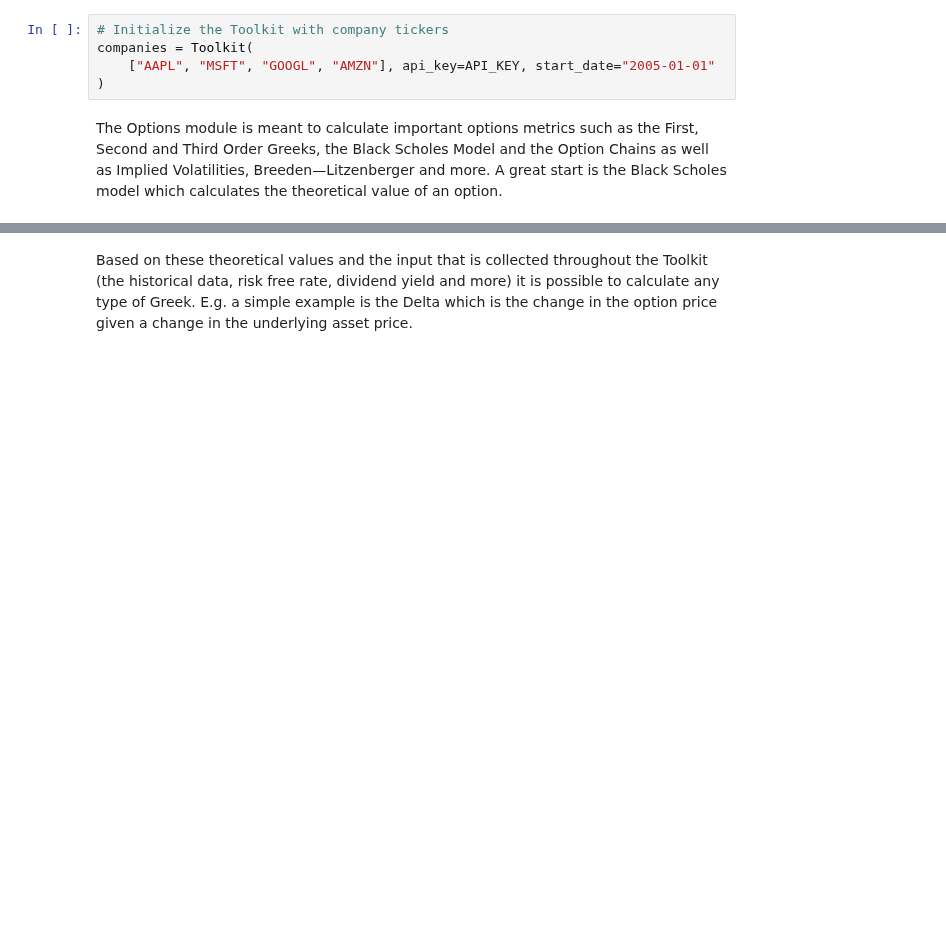
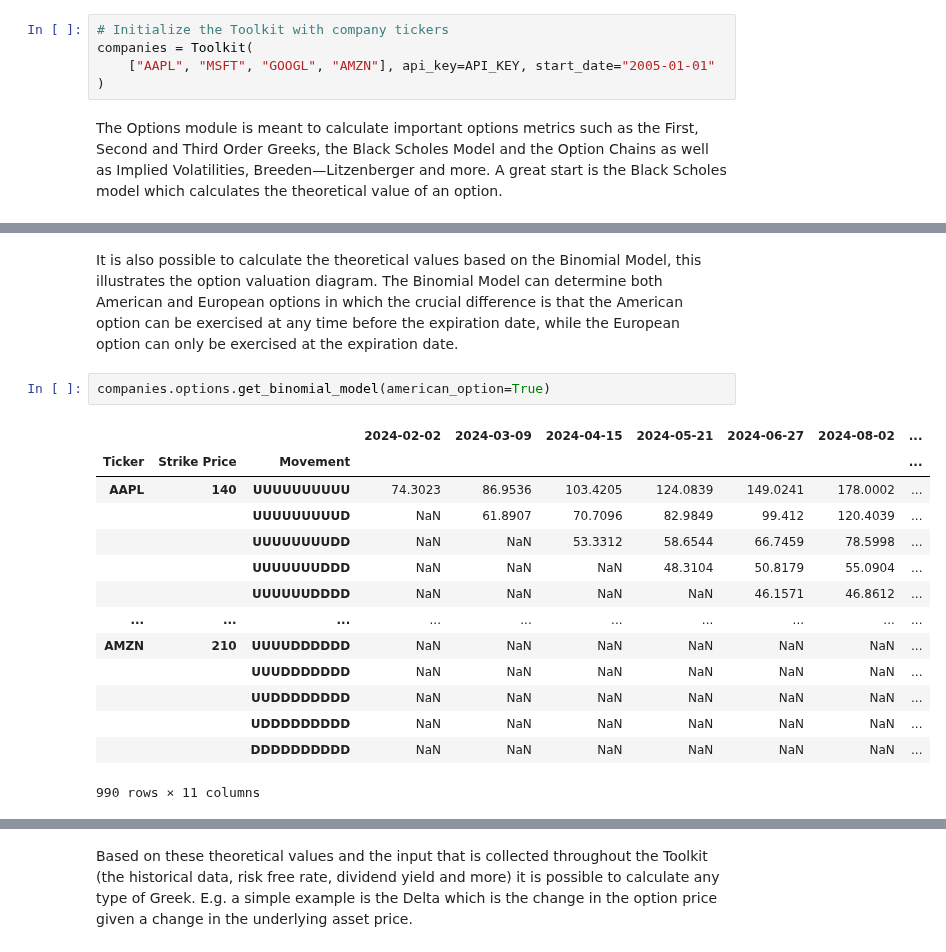
Before and after one commit to JerBouma/FinanceToolkit, a Jupyter notebook: examples/Finance Toolkit - 5. Options Module.ipynb, the cells around one changed output, grey strips where cells are left out. Drawn from its saved outputs; the diff is of its cells as text; blank space fills up the shorter version.

```diff
--- a/examples/Finance Toolkit - 5. Options Module.ipynb
+++ b/examples/Finance Toolkit - 5. Options Module.ipynb
@@ -99 +100,20 @@ companies.options.get_black_scholes_model()
 90 rows × 29 columns
+# %% [markdown]
+It is also possible to calculate the theoretical values based on the Binomial Model, this illustrates the option valuation diagram. The Binomial Model can determine both American and European options in which the crucial difference is that the American option can be exercised at any time before the expiration date, while the European option can only be exercised at the expiration date.
+# %%
+companies.options.get_binomial_model(american_option=True)
+# %% [output]
+|  |  |  | 2024-02-02 | 2024-03-09 | 2024-04-15 | 2024-05-21 | 2024-06-27 | 2024-08-02 | ... |
+| Ticker | Strike Price | Movement |  |  |  |  |  |  | ... |
+| AAPL | 140 | UUUUUUUUUU | 74.3023 | 86.9536 | 103.4205 | 124.0839 | 149.0241 | 178.0002 | ... |
+|  |  | UUUUUUUUUD | NaN | 61.8907 | 70.7096 | 82.9849 | 99.412 | 120.4039 | ... |
+|  |  | UUUUUUUUDD | NaN | NaN | 53.3312 | 58.6544 | 66.7459 | 78.5998 | ... |
+|  |  | UUUUUUUDDD | NaN | NaN | NaN | 48.3104 | 50.8179 | 55.0904 | ... |
+|  |  | UUUUUUDDDD | NaN | NaN | NaN | NaN | 46.1571 | 46.8612 | ... |
+| ... | ... | ... | ... | ... | ... | ... | ... | ... | ... |
+| AMZN | 210 | UUUUDDDDDD | NaN | NaN | NaN | NaN | NaN | NaN | ... |
+|  |  | UUUDDDDDDD | NaN | NaN | NaN | NaN | NaN | NaN | ... |
+|  |  | UUDDDDDDDD | NaN | NaN | NaN | NaN | NaN | NaN | ... |
+|  |  | UDDDDDDDDD | NaN | NaN | NaN | NaN | NaN | NaN | ... |
+|  |  | DDDDDDDDDD | NaN | NaN | NaN | NaN | NaN | NaN | ... |
+990 rows × 11 columns
```
Also changed, not shown: parts of 7 cells of this notebook, 1 other file.
